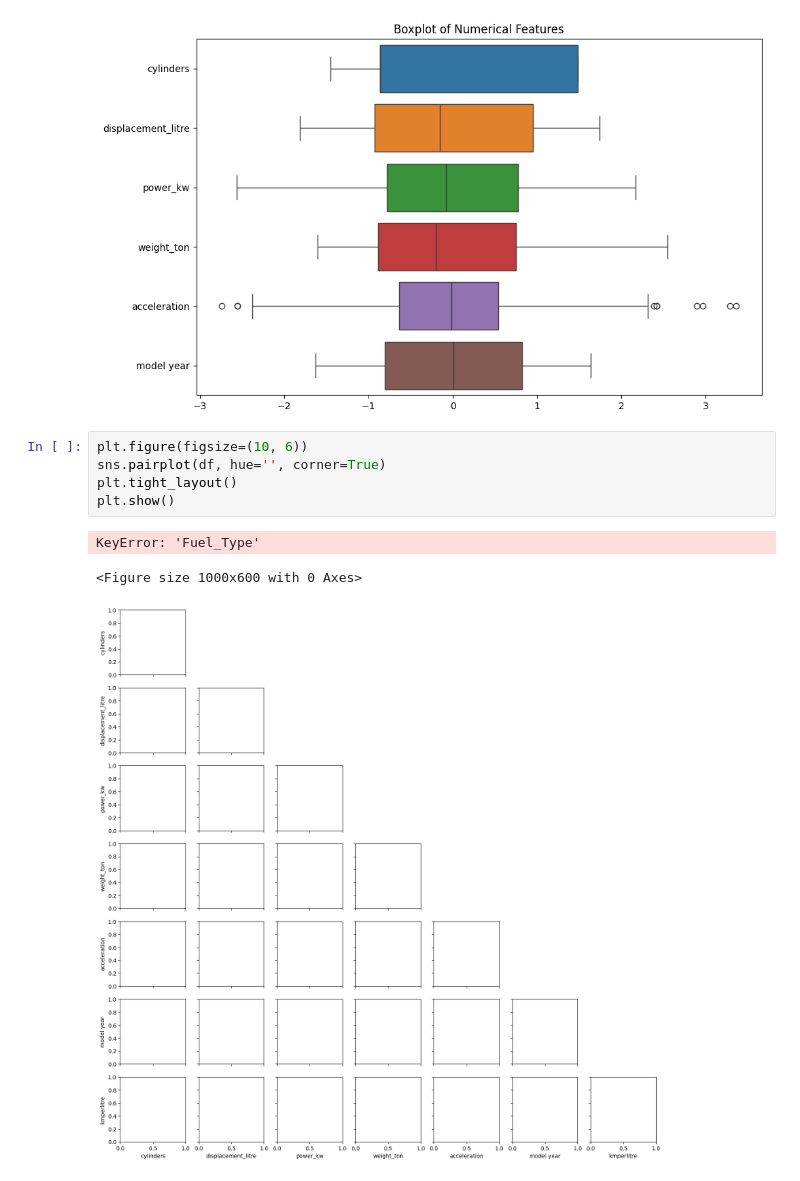
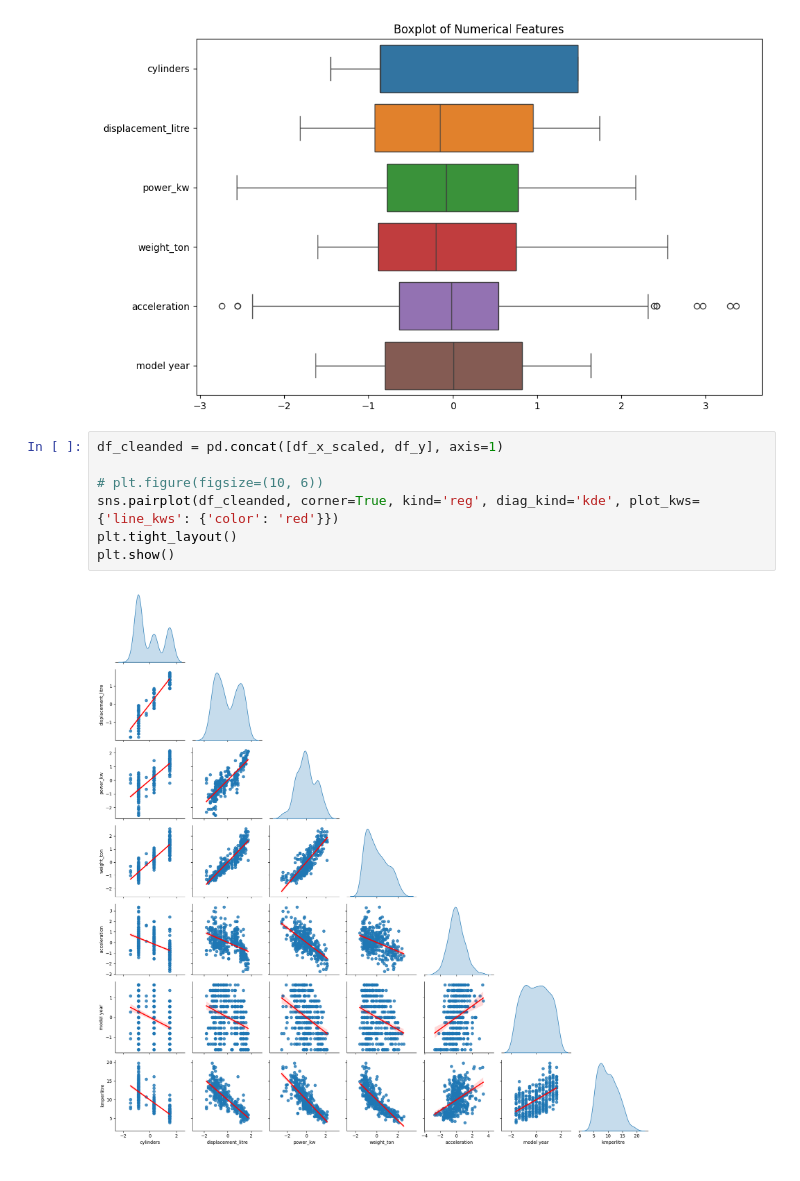
Before and after one commit to Zeldean/MLG382, a Jupyter notebook: Random/notebooks/GPT/b.ipynb, the cells around one changed output. Drawn from its saved outputs; the diff is of its cells as text.

```diff
--- a/Random/notebooks/GPT/b.ipynb
+++ b/Random/notebooks/GPT/b.ipynb
@@ -149,12 +149,12 @@ BarPlot(df_x_scaled)
 # %% [output]
 [figure]
 # %%
-plt.figure(figsize=(10, 6))
-sns.pairplot(df, hue='', corner=True)
+df_cleanded = pd.concat([df_x_scaled, df_y], axis=1)
+
+# plt.figure(figsize=(10, 6))
+sns.pairplot(df_cleanded, corner=True, kind='reg', diag_kind='kde', plot_kws={'line_kws': {'color': 'red'}})
 plt.tight_layout()
 plt.show()
 # %% [output]
-KeyError: 'Fuel_Type'
-<Figure size 1000x600 with 0 Axes>
-[figure, old version]
+[figure, new version]
 # %%
```
Also changed, not shown: parts of 5 cells of this notebook, 1 other file.
